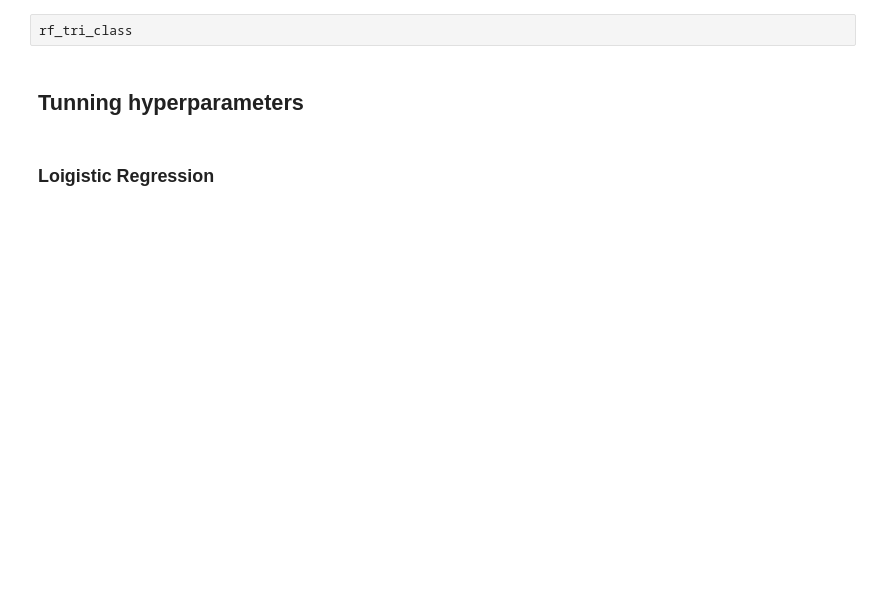
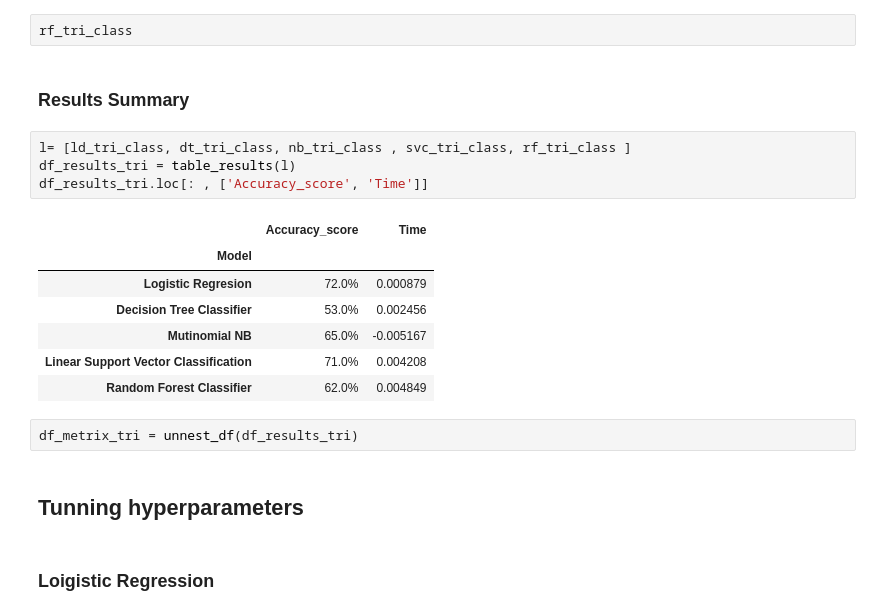
Before and after one commit to Cristinamulas/Text-Classification-And-Sentiment-Analysis-On-Hotel-Reviews, a Jupyter notebook: Text classification models.ipynb, the cells around one changed output. Saved outputs shown, nothing was run; the diff lists cells and outputs as text; blank space fills up the shorter version.

```diff
--- a/Text classification models.ipynb
+++ b/Text classification models.ipynb
@@ -538,5 +390,21 @@ weighted avg       0.60      0.63      0.59      7515
 # %%
 rf_tri_class
+# %% [markdown]
+### Results Summary
+# %%
+l= [ld_tri_class, dt_tri_class, nb_tri_class , svc_tri_class, rf_tri_class ]
+df_results_tri = table_results(l)
+df_results_tri.loc[: , ['Accuracy_score', 'Time']]
+# %% [output]
+|  | Accuracy_score | Time |
+| Model |  |  |
+| Logistic Regresion | 72.0% | 0.000879 |
+| Decision Tree Classifier | 53.0% | 0.002456 |
+| Mutinomial NB | 65.0% | -0.005167 |
+| Linear Support Vector Classification | 71.0% | 0.004208 |
+| Random Forest Classifier | 62.0% | 0.004849 |
+# %%
+df_metrix_tri = unnest_df(df_results_tri)
 # %% [markdown]
 ## Tunning hyperparameters
 # %% [markdown]
```
Also changed, not shown: parts of 65 cells of this notebook.
